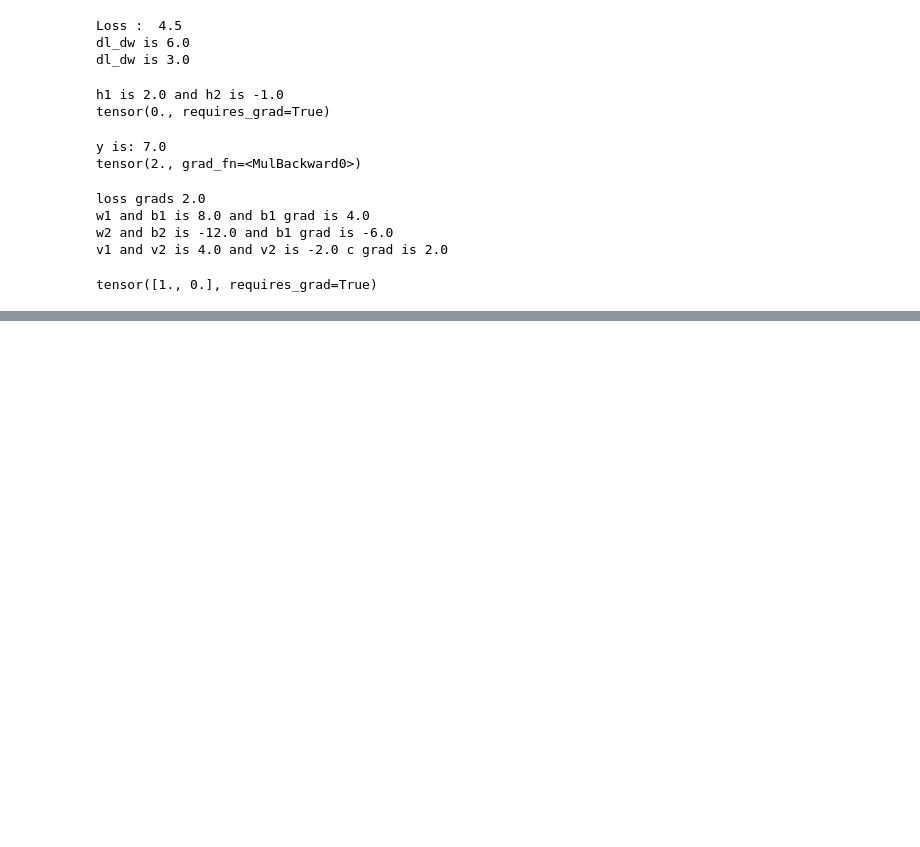
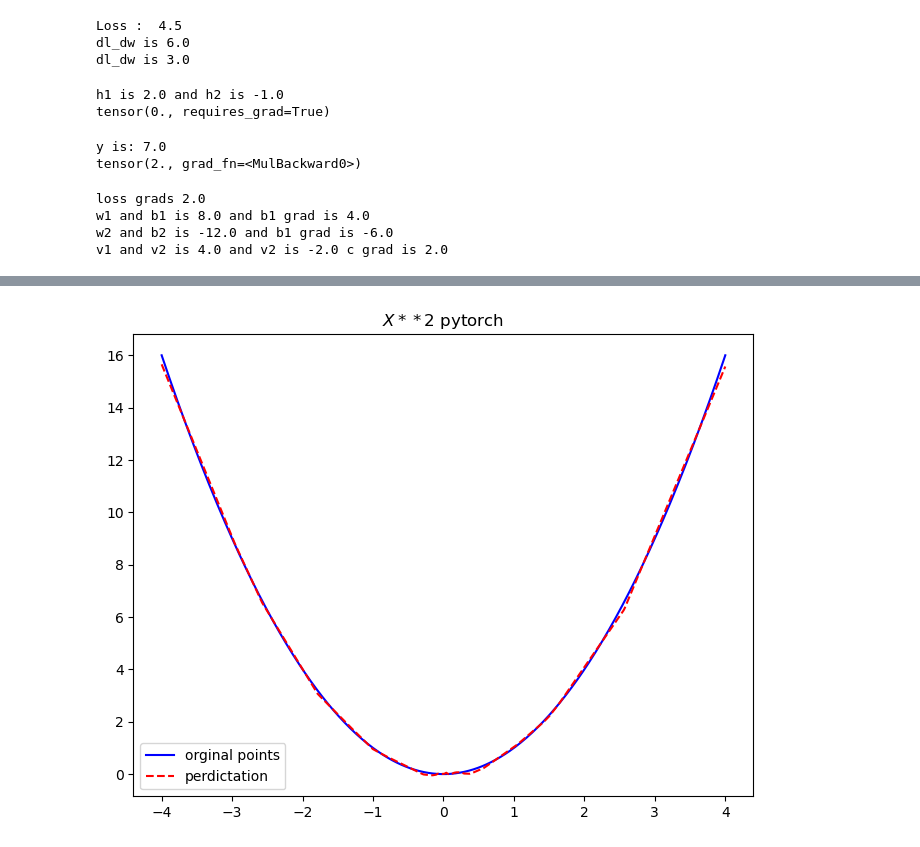
Before and after one commit to Khesorw/neural_network_from_scratch, a Jupyter notebook: feed.ipynb, the cells around one changed output, grey strips where cells are left out. Saved outputs shown, nothing was run; the diff lists cells and outputs as text; code cells hidden in the pictures; blank space fills up the shorter version.

Commit message:
FFNN with torch: designed simple ffnn from scratch this time wtih torch and computing grad throgh step function and calling bckward func inside training loop.

```diff
--- a/feed.ipynb
+++ b/feed.ipynb
@@ -487,8 +420,3 @@ loss grads 2.0
 w1 and b1 is 8.0 and b1 grad is 4.0
 w2 and b2 is -12.0 and b1 grad is -6.0
 v1 and v2 is 4.0 and v2 is -2.0 c grad is 2.0
-# %%
-params = torch.tensor([1.0, 0.0], requires_grad=True)
-print(params)
-# %% [output]
-tensor([1., 0.], requires_grad=True)
@@ -494,0 +476,39 @@ tensor([1., 0.], requires_grad=True)
+# %%
+# dataset
+X = torch.linspace(-4, 4, 500).reshape(-1,1)
+Y = X**2
+
+# model
+nn = SimpleNN_Torch(input_dim=1, num_neurons=100, activation='relu', weight_style='std')
+
+epochs = 5000
+lr = 1e-3
+batch_size = 32
+
+for epoch in range(epochs):
+    perm = torch.randperm(X.size(0))
+    for i in range(0, len(perm), batch_size):
+        idx = perm[i:i+batch_size]
+        xb, yb = X[idx], Y[idx]
+
+        y_pred = nn.forward(xb)
+
+        loss = torch.mean(0.5 * (yb-y_pred)**2)
+        loss.backward()
+        nn.step(lr=lr, clip_norm=1.0)
+
+    if epoch % 500 == 0:
+        print(f"Epoch {epoch}, Loss = {loss.item()}")
+
+
+y_p = nn.forward(xb)
+
+y_p = nn.forward(X).detach().numpy()   # full dataset prediction
+
+plt.figure(figsize=(8,6))
+plt.plot(X.numpy(),Y.numpy(),label='orginal points',color='blue')
+plt.plot(X.numpy(),y_p, label='perdictation',color='red',linestyle='--')
+plt.title("$X**2$ pytorch")
+plt.legend()
+plt.show()
+# %% [output]
@@ -494,0 +525 @@ tensor([1., 0.], requires_grad=True)
+[figure, added]
```
Also changed, not shown: parts of 9 cells of this notebook.
